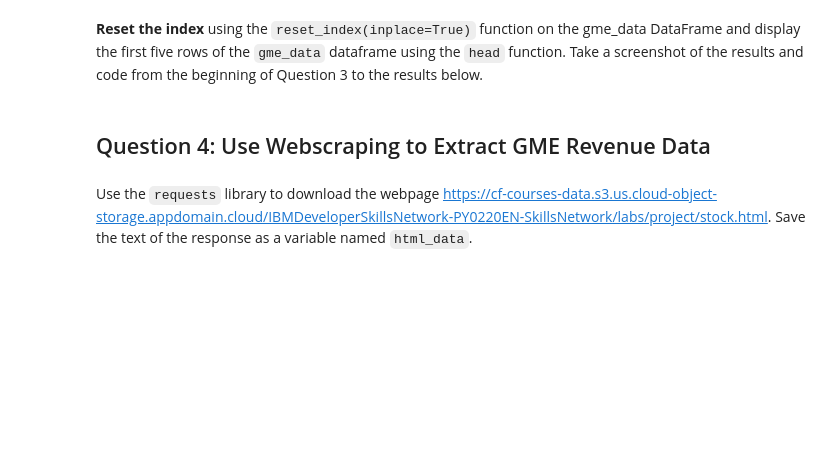
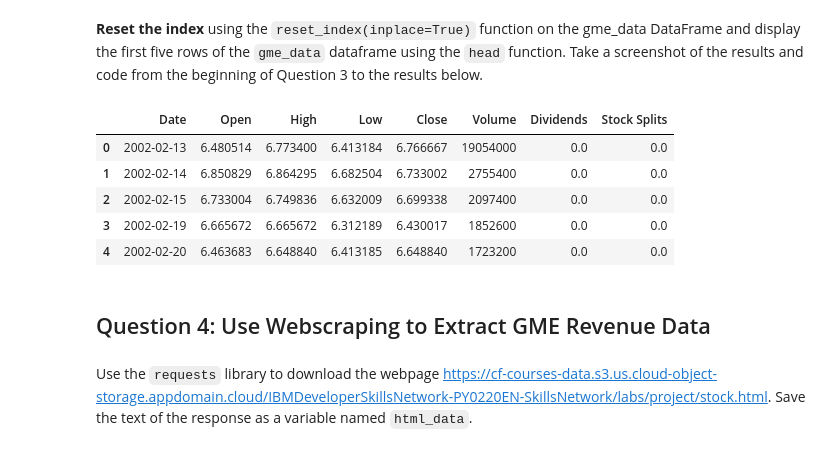
Before and after one commit to GottJagger/ProyectoFinancieroTendencia, a Jupyter notebook: Final Assignment.ipynb, the cells around one changed output. Saved outputs shown, nothing was run; the diff lists cells and outputs as text; code cells hidden in the pictures; blank space fills up the shorter version.

```diff
--- a/Final Assignment.ipynb
+++ b/Final Assignment.ipynb
@@ -103,5 +182,15 @@ Using the ticker object and the function `history` extract stock information and
 # %% [markdown]
 **Reset the index** using the `reset_index(inplace=True)` function on the gme_data DataFrame and display the first five rows of the `gme_data` dataframe using the `head` function. Take a screenshot of the results and code from the beginning of Question 3 to the results below.
+# %%
+gme_data.reset_index(inplace=True)
+gme_data.head()
+# %% [output]
+|  | Date | Open | High | Low | Close | Volume | Dividends | Stock Splits |
+| 0 | 2002-02-13 | 6.480514 | 6.773400 | 6.413184 | 6.766667 | 19054000 | 0.0 | 0.0 |
+| 1 | 2002-02-14 | 6.850829 | 6.864295 | 6.682504 | 6.733002 | 2755400 | 0.0 | 0.0 |
+| 2 | 2002-02-15 | 6.733004 | 6.749836 | 6.632009 | 6.699338 | 2097400 | 0.0 | 0.0 |
+| 3 | 2002-02-19 | 6.665672 | 6.665672 | 6.312189 | 6.430017 | 1852600 | 0.0 | 0.0 |
+| 4 | 2002-02-20 | 6.463683 | 6.648840 | 6.413185 | 6.648840 | 1723200 | 0.0 | 0.0 |
 # %% [markdown]
 ## Question 4: Use Webscraping to Extract GME Revenue Data
 # %% [markdown]
```
Also changed, not shown: parts of 16 cells of this notebook.
